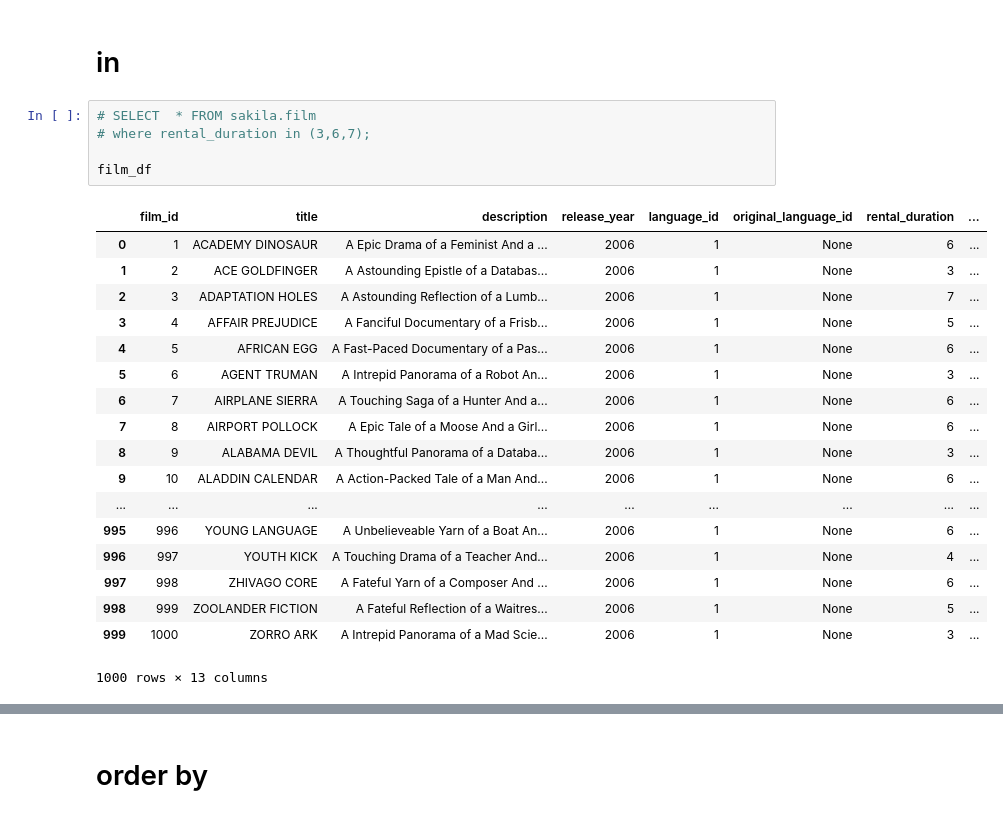
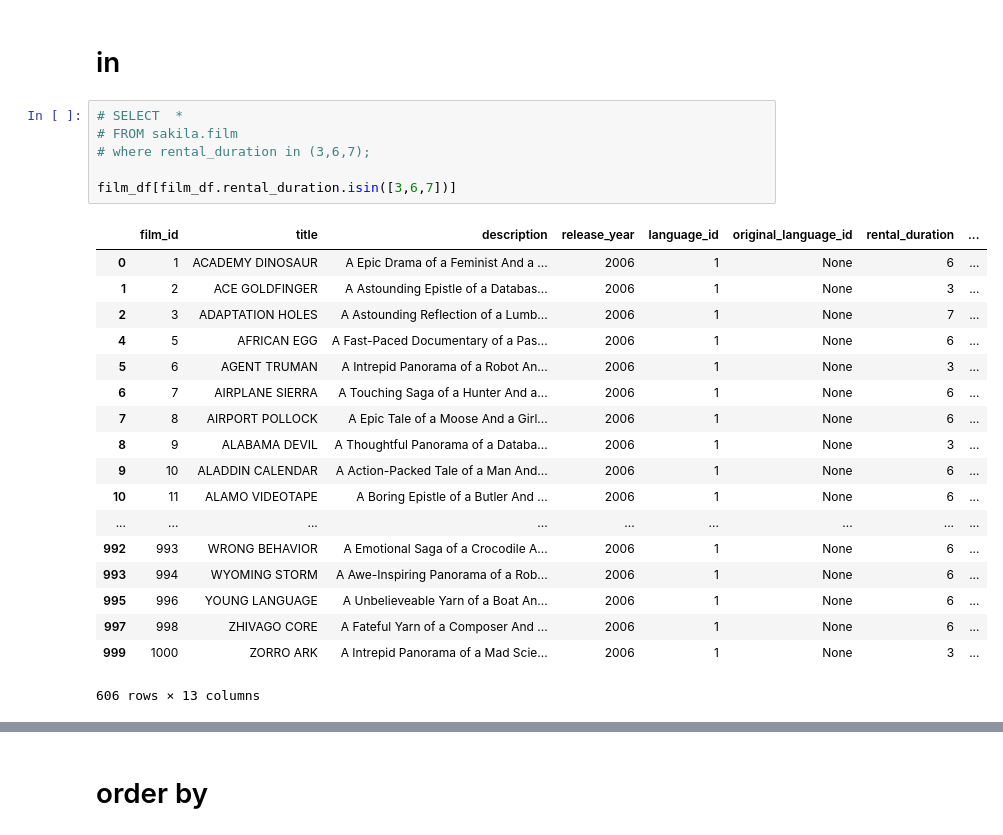
Before and after one commit to shawnz42/pandas4sqler, a Jupyter notebook: pandas4sqler.ipynb, the cells around one changed output, grey strips where cells are left out. Cells and saved outputs as stored; diff of their text form.

```diff
--- a/pandas4sqler.ipynb
+++ b/pandas4sqler.ipynb
@@ -115,26 +115,27 @@ film_df[(film_df["rental_rate"] > 2) & (film_df["length"] < 120)][["film_id", "t
 # %% [markdown]
 # in
 # %%
-# SELECT  * FROM sakila.film
+# SELECT  *
+# FROM sakila.film
 # where rental_duration in (3,6,7);
 
-film_df
+film_df[film_df.rental_duration.isin([3,6,7])]
 # %% [output]
 |  | film_id | title | description | release_year | language_id | original_language_id | rental_duration | ... |
 | 0 | 1 | ACADEMY DINOSAUR | A Epic Drama of a Feminist And a ... | 2006 | 1 | None | 6 | ... |
 | 1 | 2 | ACE GOLDFINGER | A Astounding Epistle of a Databas... | 2006 | 1 | None | 3 | ... |
 | 2 | 3 | ADAPTATION HOLES | A Astounding Reflection of a Lumb... | 2006 | 1 | None | 7 | ... |
-| 3 | 4 | AFFAIR PREJUDICE | A Fanciful Documentary of a Frisb... | 2006 | 1 | None | 5 | ... |
 | 4 | 5 | AFRICAN EGG | A Fast-Paced Documentary of a Pas... | 2006 | 1 | None | 6 | ... |
 | 5 | 6 | AGENT TRUMAN | A Intrepid Panorama of a Robot An... | 2006 | 1 | None | 3 | ... |
 | 6 | 7 | AIRPLANE SIERRA | A Touching Saga of a Hunter And a... | 2006 | 1 | None | 6 | ... |
 | 7 | 8 | AIRPORT POLLOCK | A Epic Tale of a Moose And a Girl... | 2006 | 1 | None | 6 | ... |
 | 8 | 9 | ALABAMA DEVIL | A Thoughtful Panorama of a Databa... | 2006 | 1 | None | 3 | ... |
 | 9 | 10 | ALADDIN CALENDAR | A Action-Packed Tale of a Man And... | 2006 | 1 | None | 6 | ... |
+| 10 | 11 | ALAMO VIDEOTAPE | A Boring Epistle of a Butler And ... | 2006 | 1 | None | 6 | ... |
 | ... | ... | ... | ... | ... | ... | ... | ... | ... |
+| 992 | 993 | WRONG BEHAVIOR | A Emotional Saga of a Crocodile A... | 2006 | 1 | None | 6 | ... |
+| 993 | 994 | WYOMING STORM | A Awe-Inspiring Panorama of a Rob... | 2006 | 1 | None | 6 | ... |
 | 995 | 996 | YOUNG LANGUAGE | A Unbelieveable Yarn of a Boat An... | 2006 | 1 | None | 6 | ... |
-| 996 | 997 | YOUTH KICK | A Touching Drama of a Teacher And... | 2006 | 1 | None | 4 | ... |
 | 997 | 998 | ZHIVAGO CORE | A Fateful Yarn of a Composer And ... | 2006 | 1 | None | 6 | ... |
-| 998 | 999 | ZOOLANDER FICTION | A Fateful Reflection of a Waitres... | 2006 | 1 | None | 5 | ... |
 | 999 | 1000 | ZORRO ARK | A Intrepid Panorama of a Mad Scie... | 2006 | 1 | None | 3 | ... |
-1000 rows × 13 columns
+606 rows × 13 columns
```
Also changed, not shown: parts of 5 cells of this notebook.
